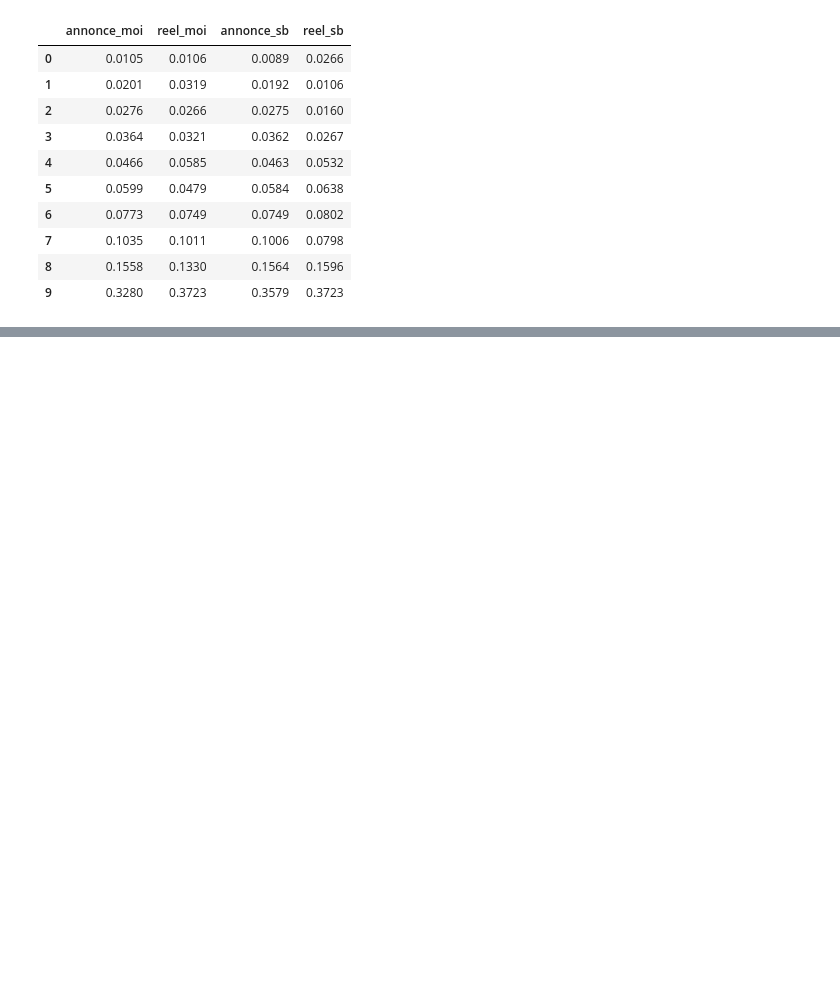
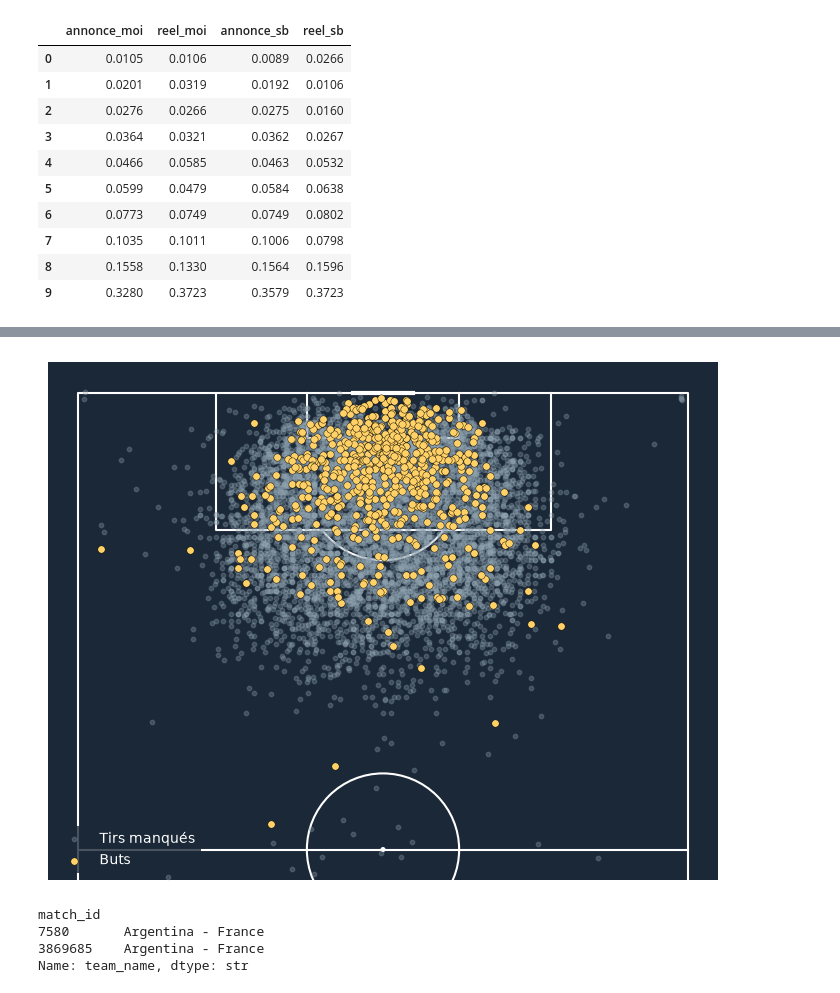
Before and after one commit to Z0utMan/xg-football, a Jupyter notebook: notebooks/01-explore-competitions.ipynb, the cells around one changed output, grey strips where cells are left out. Drawn from its saved outputs; the diff is of its cells as text; code cells hidden in the pictures; blank space fills up the shorter version.

```diff
--- a/notebooks/01-explore-competitions.ipynb
+++ b/notebooks/01-explore-competitions.ipynb
@@ -1073,0 +1093,26 @@ pd.DataFrame({
+# %%
+fig, ax = pitch.draw(figsize=(7, 7))
+
+rates = data[data["is_goal"] == 0]
+buts = data[data["is_goal"] == 1]
+
+pitch.scatter(rates["x"], rates["y"], s=10, color="#8fa3b0", alpha=0.30, ax=ax, label="Tirs manqués")
+pitch.scatter(buts["x"], buts["y"], s=28, color="#ffd166", edgecolors="black", linewidth=0.3, ax=ax, label="Buts")
+
+ax.legend(loc="lower left", labelcolor="white", facecolor="#1b2838", edgecolor="none")
+plt.show()
+# %% [output]
+[figure, added]
+# %%
+data["team_name"] = pd.json_normalize(data["team"])["name"]
+data["player_name"] = pd.json_normalize(data["player"])["name"]
+
+data["xg_model"] = model_lr3.predict_proba(features_v3)[:, 1]
+
+paires = data.groupby("match_id")["team_name"].apply(lambda s: " - ".join(sorted(s.unique())))
+paires[paires.str.contains("Argentina") & paires.str.contains("France")]
+# %% [output]
+match_id
+7580       Argentina - France
+3869685    Argentina - France
+Name: team_name, dtype: str
```
Also changed, not shown: parts of 6 cells of this notebook, 1 other file.
